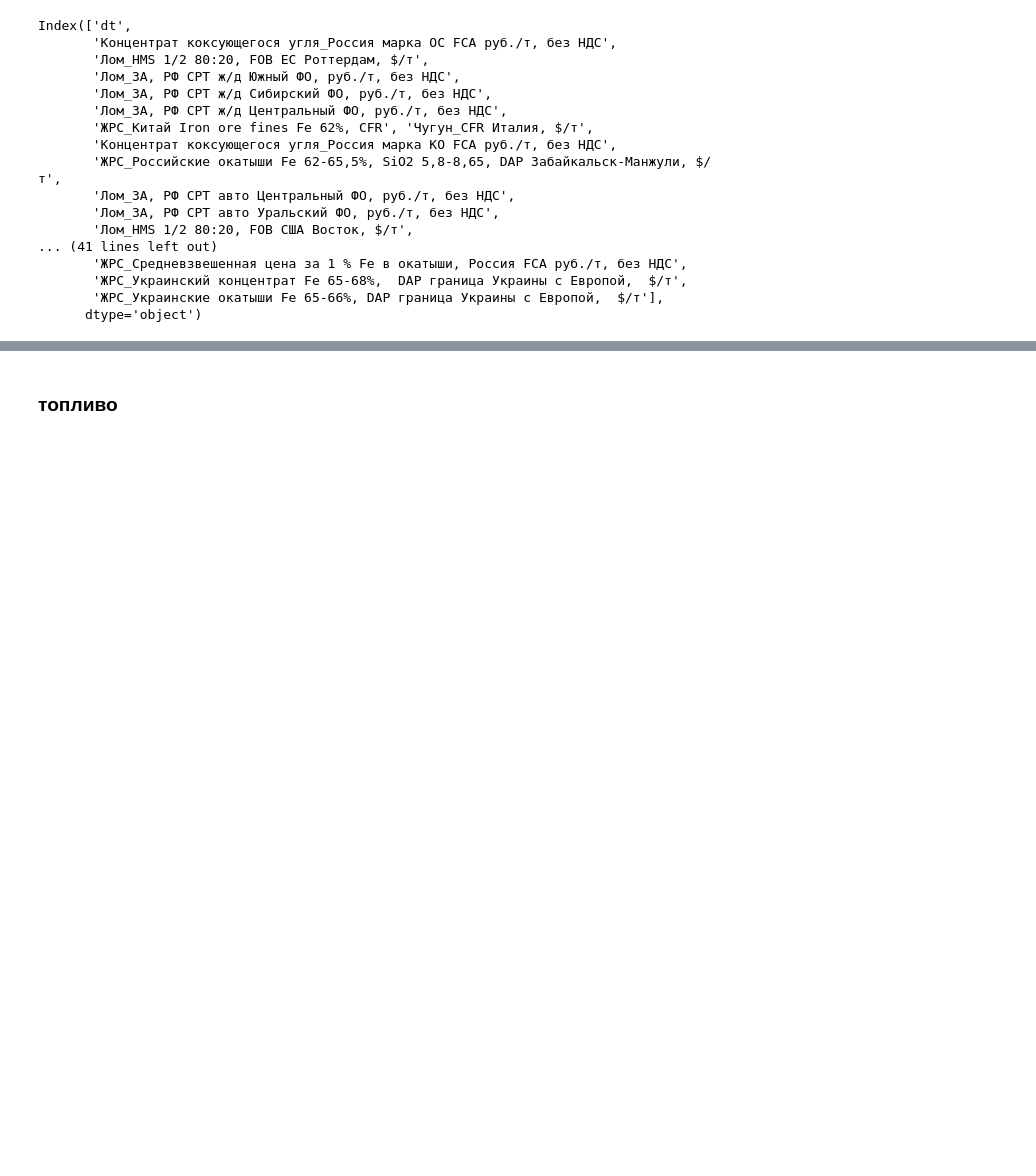
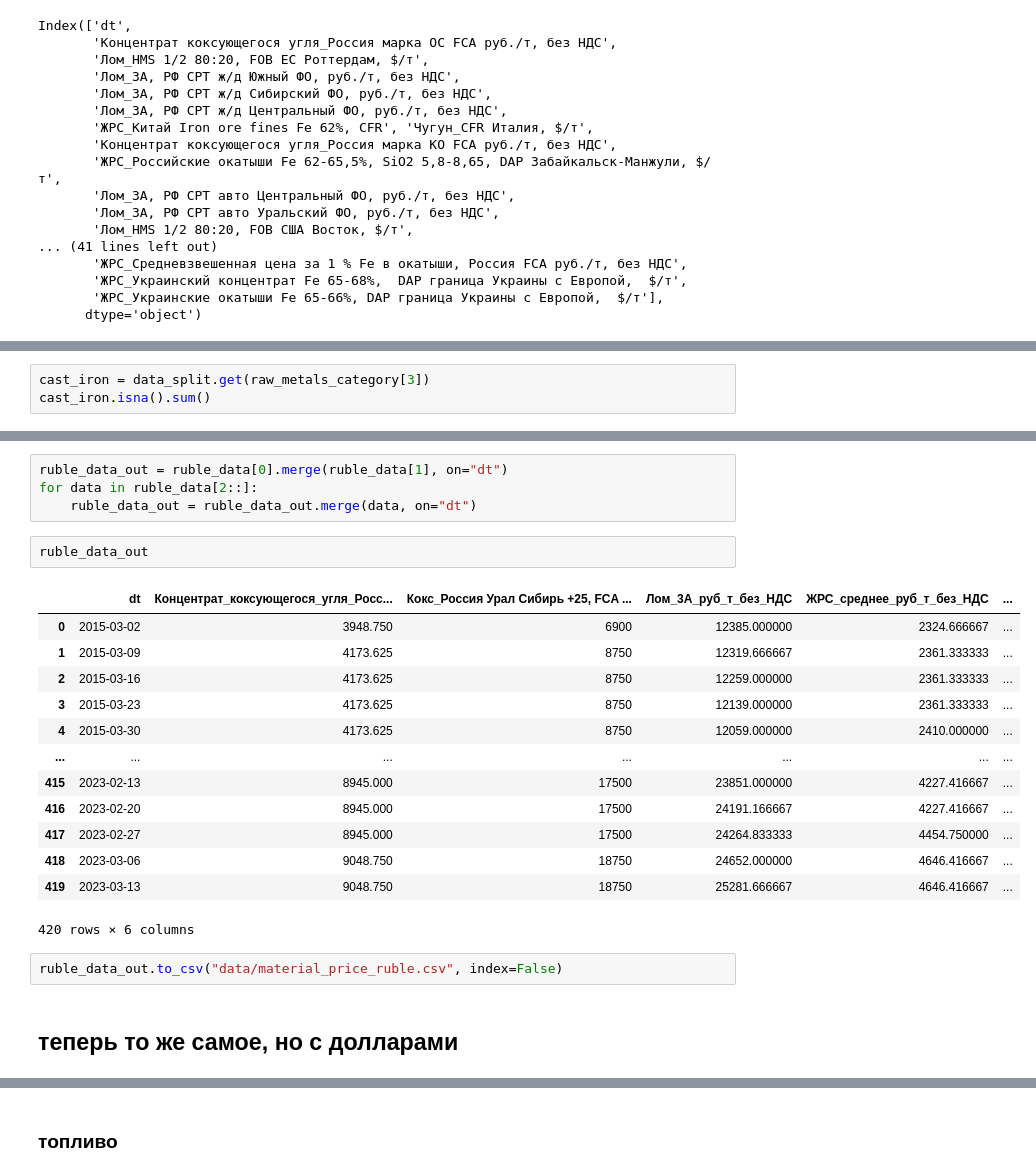
Before and after one commit to nebaskov/samolet, a Jupyter notebook: analysis.ipynb, the cells around one changed output, grey strips where cells are left out. Drawn from its saved outputs; the diff is of its cells as text; blank space fills up the shorter version.

```diff
--- a/analysis.ipynb
+++ b/analysis.ipynb
@@ -257,0 +421,3 @@ scrap_data.to_csv("data_processing/scrap_data_prices.csv", index=False)
+# %%
+cast_iron = data_split.get(raw_metals_category[3])
+cast_iron.isna().sum()
@@ -257,0 +466,24 @@ scrap_data.to_csv("data_processing/scrap_data_prices.csv", index=False)
+# %%
+ruble_data_out = ruble_data[0].merge(ruble_data[1], on="dt")
+for data in ruble_data[2::]:
+    ruble_data_out = ruble_data_out.merge(data, on="dt")
+# %%
+ruble_data_out
+# %% [output]
+|  | dt | Концентрат_коксующегося_угля_Росс... | Кокс_Россия Урал Сибирь +25, FCA ... | Лом_3А_руб_т_без_НДС | ЖРС_среднее_руб_т_без_НДС | ... |
+| 0 | 2015-03-02 | 3948.750 | 6900 | 12385.000000 | 2324.666667 | ... |
+| 1 | 2015-03-09 | 4173.625 | 8750 | 12319.666667 | 2361.333333 | ... |
+| 2 | 2015-03-16 | 4173.625 | 8750 | 12259.000000 | 2361.333333 | ... |
+| 3 | 2015-03-23 | 4173.625 | 8750 | 12139.000000 | 2361.333333 | ... |
+| 4 | 2015-03-30 | 4173.625 | 8750 | 12059.000000 | 2410.000000 | ... |
+| ... | ... | ... | ... | ... | ... | ... |
+| 415 | 2023-02-13 | 8945.000 | 17500 | 23851.000000 | 4227.416667 | ... |
+| 416 | 2023-02-20 | 8945.000 | 17500 | 24191.166667 | 4227.416667 | ... |
+| 417 | 2023-02-27 | 8945.000 | 17500 | 24264.833333 | 4454.750000 | ... |
+| 418 | 2023-03-06 | 9048.750 | 18750 | 24652.000000 | 4646.416667 | ... |
+| 419 | 2023-03-13 | 9048.750 | 18750 | 25281.666667 | 4646.416667 | ... |
+420 rows × 6 columns
+# %%
+ruble_data_out.to_csv("data/material_price_ruble.csv", index=False)
+# %% [markdown]
+## теперь то же самое, но с долларами
```
Also changed, not shown: parts of 109 cells of this notebook, 12 other files.
